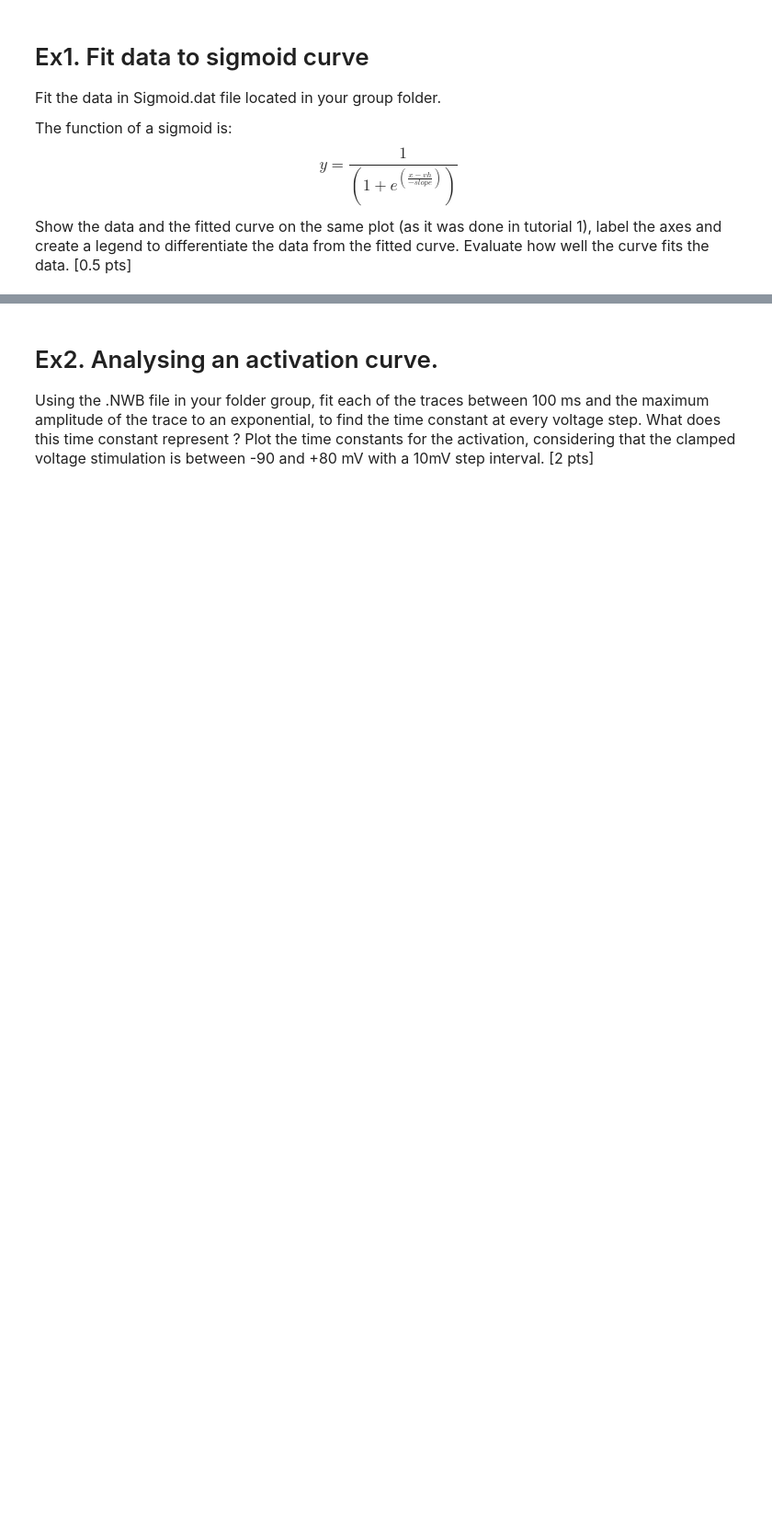
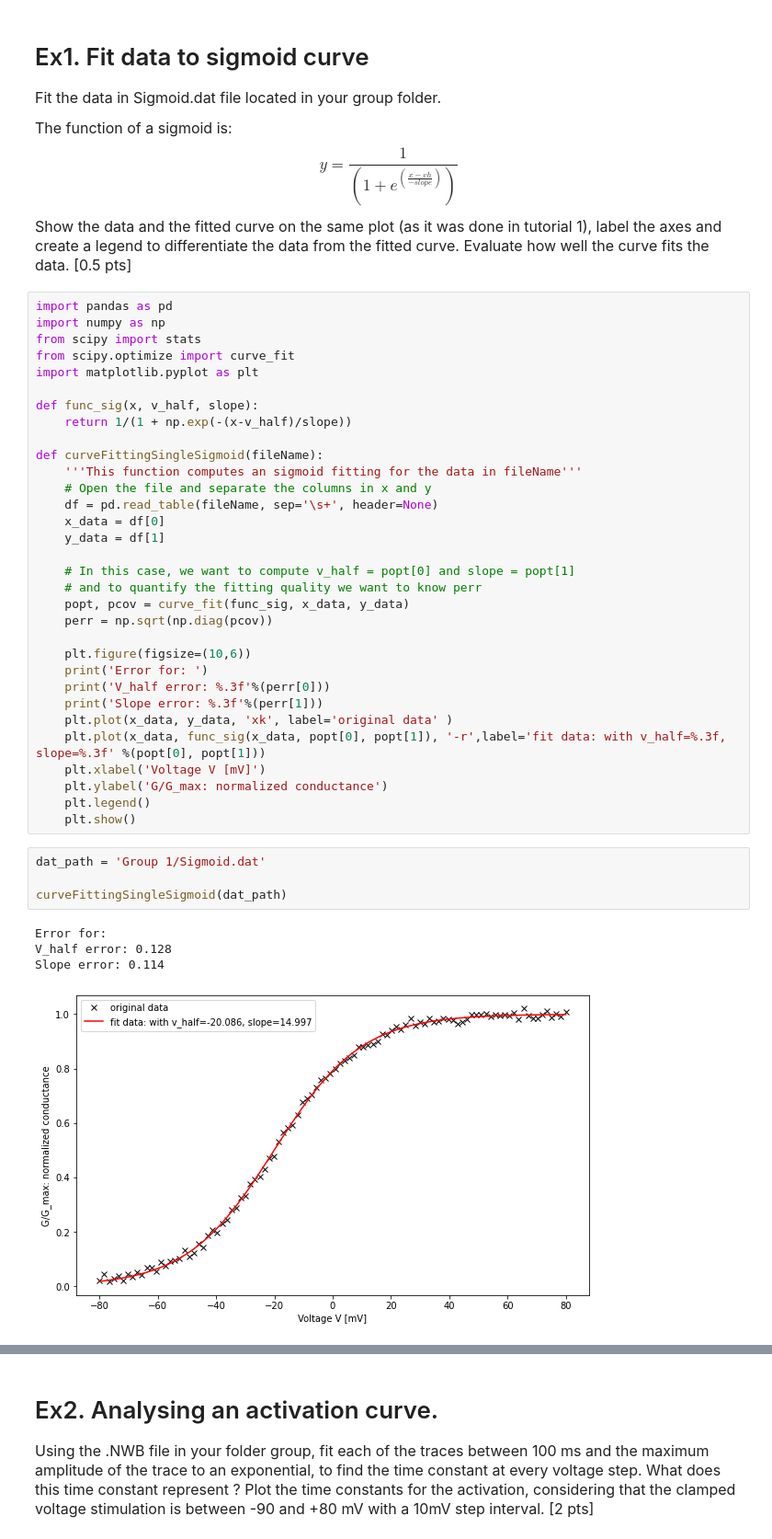
Before and after one commit to GasserElbanna/In-Silico-Neuroscience-Projects, a Jupyter notebook: Week 3/Week3_HomeWork.ipynb, the cells around one changed output, grey strips where cells are left out. Shown at 92% size. Drawn from its saved outputs; the diff is of its cells as text; blank space fills up the shorter version.

```diff
--- a/Week 3/Week3_HomeWork.ipynb
+++ b/Week 3/Week3_HomeWork.ipynb
@@ -18,3 +22,44 @@
 \end{equation}
 
 <font size = "3">Show the data and the fitted curve on the same plot (as it was done in tutorial 1), label the axes and create a legend to differentiate the data from the fitted curve. Evaluate how well the curve fits the data. [0.5 pts]
+# %%
+import pandas as pd
+import numpy as np
+from scipy import stats
+from scipy.optimize import curve_fit
+import matplotlib.pyplot as plt
+
+def func_sig(x, v_half, slope):
+    return 1/(1 + np.exp(-(x-v_half)/slope))
+
+def curveFittingSingleSigmoid(fileName):
+    '''This function computes an sigmoid fitting for the data in fileName'''
+    # Open the file and separate the columns in x and y
+    df = pd.read_table(fileName, sep='\s+', header=None)
+    x_data = df[0]
+    y_data = df[1]
+
+    # In this case, we want to compute v_half = popt[0] and slope = popt[1]
+    # and to quantify the fitting quality we want to know perr
+    popt, pcov = curve_fit(func_sig, x_data, y_data)
+    perr = np.sqrt(np.diag(pcov))
+
+    plt.figure(figsize=(10,6))
+    print('Error for: ')
+    print('V_half error: %.3f'%(perr[0]))
+    print('Slope error: %.3f'%(perr[1]))
+    plt.plot(x_data, y_data, 'xk', label='original data' )
+    plt.plot(x_data, func_sig(x_data, popt[0], popt[1]), '-r',label='fit data: with v_half=%.3f, slope=%.3f' %(popt[0], popt[1]))
+    plt.xlabel('Voltage V [mV]')
+    plt.ylabel('G/G_max: normalized conductance')
+    plt.legend()
+    plt.show()
+# %%
+dat_path = 'Group 1/Sigmoid.dat'
+
+curveFittingSingleSigmoid(dat_path)
+# %% [output]
+Error for:
+V_half error: 0.128
+Slope error: 0.114
+[figure, added]
```
Also changed, not shown: parts of 12 cells of this notebook.
